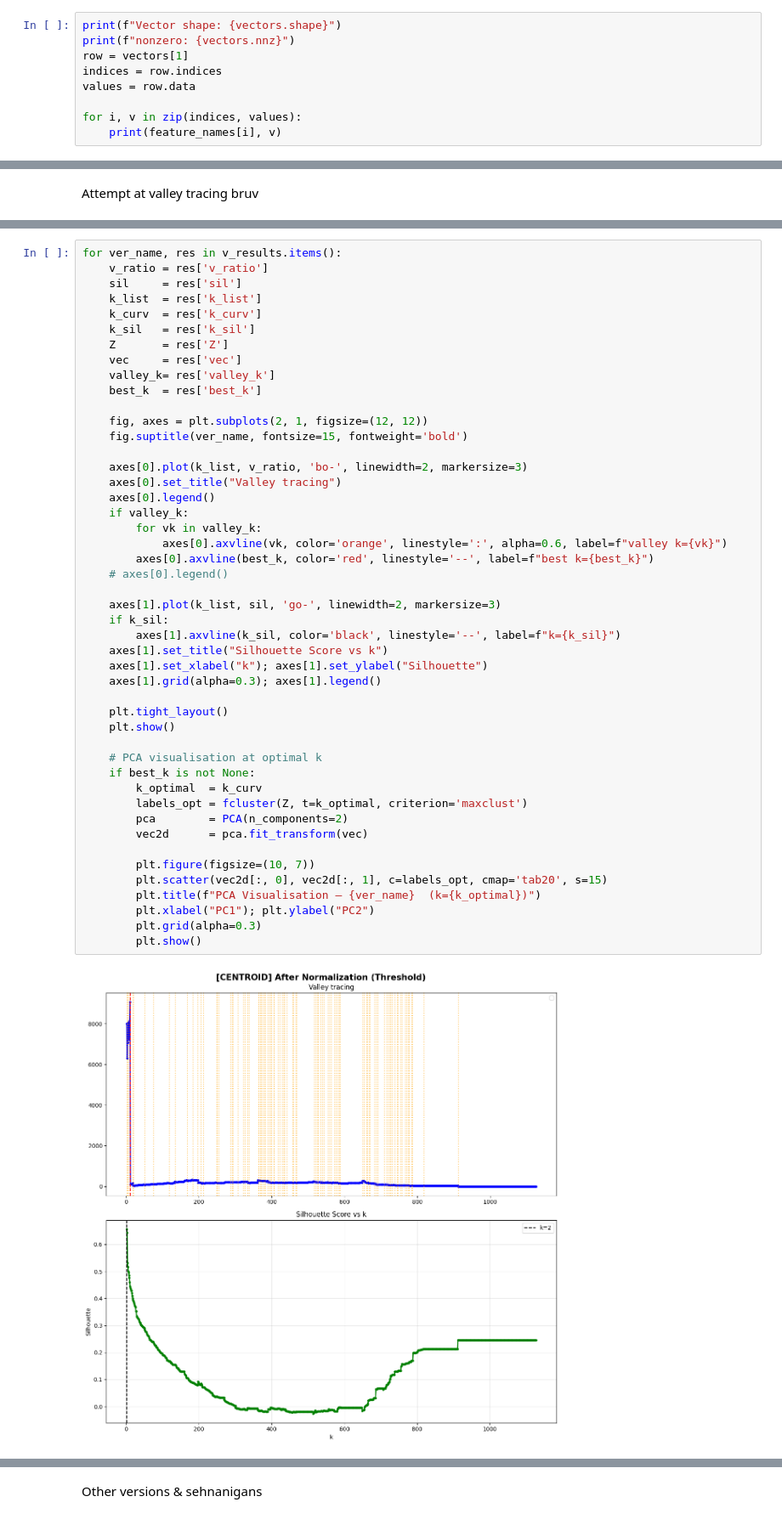
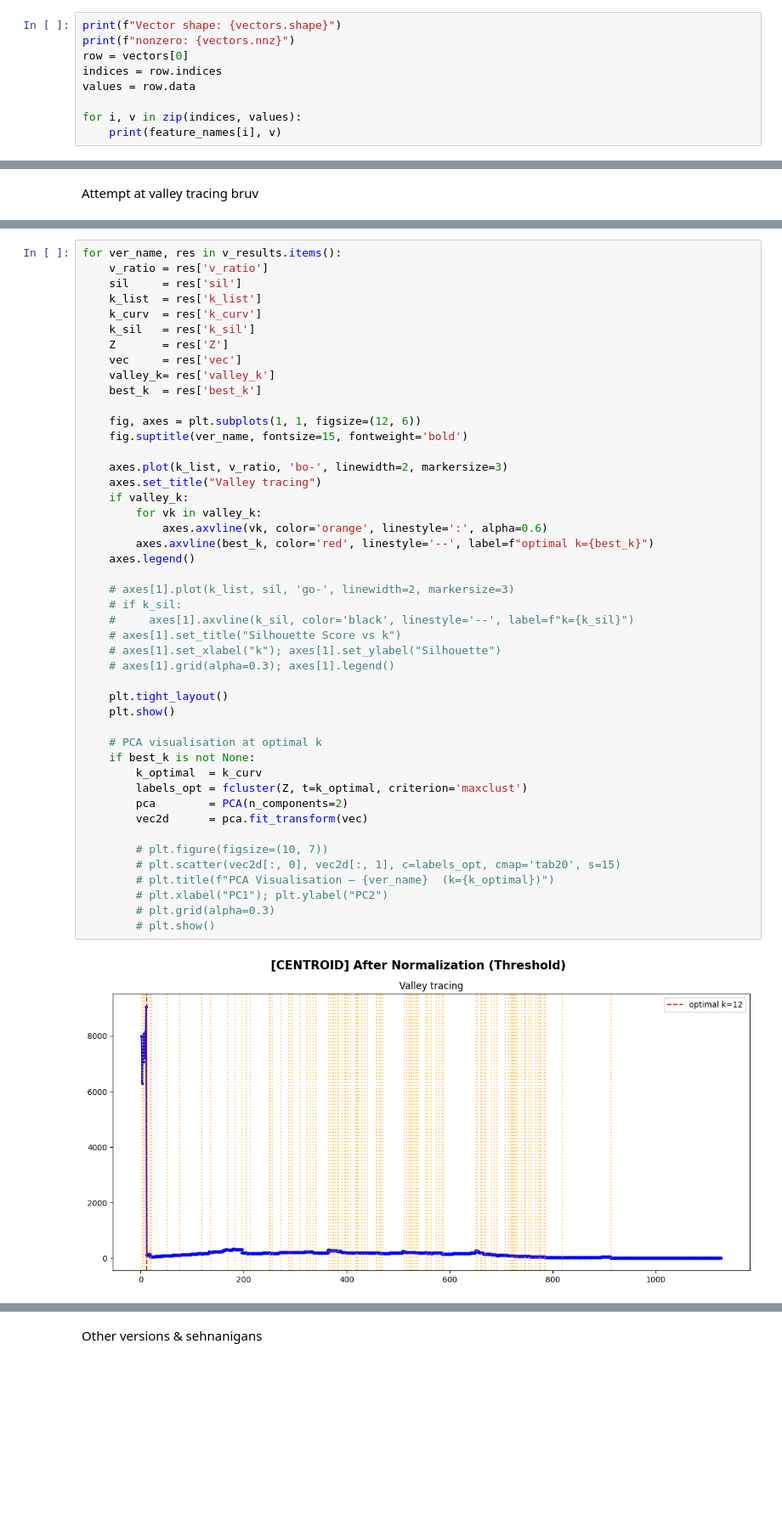
Before and after one commit to fatimahAMahros/pa_goes_brrr, a Jupyter notebook: preprocess_ts.ipynb, the cells around one changed output, grey strips where cells are left out. Shown at 85% size. Cells and saved outputs as stored; diff of their text form; blank space fills up the shorter version.

Commit message:
feat: valley-tracing & multi-method

```diff
--- a/preprocess_ts.ipynb
+++ b/preprocess_ts.ipynb
@@ -317,7 +309,7 @@ vectors_dense = vectors.toarray()
 # %%
 print(f"Vector shape: {vectors.shape}")
 print(f"nonzero: {vectors.nnz}")
-row = vectors[1]
+row = vectors[0]
 indices = row.indices
 values = row.data
 
@@ -667,49 +528,48 @@ KeyboardInterrupt:
 # %%
 for ver_name, res in v_results.items():
     v_ratio = res['v_ratio']
     sil     = res['sil']
     k_list  = res['k_list']
     k_curv  = res['k_curv']
     k_sil   = res['k_sil']
     Z       = res['Z']
     vec     = res['vec']
     valley_k= res['valley_k']
     best_k  = res['best_k']
 
-    fig, axes = plt.subplots(2, 1, figsize=(12, 12))
+    fig, axes = plt.subplots(1, 1, figsize=(12, 6))
     fig.suptitle(ver_name, fontsize=15, fontweight='bold')
 
-    axes[0].plot(k_list, v_ratio, 'bo-', linewidth=2, markersize=3)
-    axes[0].set_title("Valley tracing")
-    axes[0].legend()
+    axes.plot(k_list, v_ratio, 'bo-', linewidth=2, markersize=3)
+    axes.set_title("Valley tracing")
     if valley_k:
         for vk in valley_k:
-            axes[0].axvline(vk, color='orange', linestyle=':', alpha=0.6, label=f"valley k={vk}")
-        axes[0].axvline(best_k, color='red', linestyle='--', label=f"best k={best_k}")
-    # axes[0].legend()
+            axes.axvline(vk, color='orange', linestyle=':', alpha=0.6)
+        axes.axvline(best_k, color='red', linestyle='--', label=f"optimal k={best_k}")
+    axes.legend()
 
-    axes[1].plot(k_list, sil, 'go-', linewidth=2, markersize=3)
-    if k_sil:
-        axes[1].axvline(k_sil, color='black', linestyle='--', label=f"k={k_sil}")
-    axes[1].set_title("Silhouette Score vs k")
-    axes[1].set_xlabel("k"); axes[1].set_ylabel("Silhouette")
-    axes[1].grid(alpha=0.3); axes[1].legend()
+    # axes[1].plot(k_list, sil, 'go-', linewidth=2, markersize=3)
+    # if k_sil:
+    #     axes[1].axvline(k_sil, color='black', linestyle='--', label=f"k={k_sil}")
+    # axes[1].set_title("Silhouette Score vs k")
+    # axes[1].set_xlabel("k"); axes[1].set_ylabel("Silhouette")
+    # axes[1].grid(alpha=0.3); axes[1].legend()
 
     plt.tight_layout()
     plt.show()
 
     # PCA visualisation at optimal k
     if best_k is not None:
         k_optimal  = k_curv
         labels_opt = fcluster(Z, t=k_optimal, criterion='maxclust')
         pca        = PCA(n_components=2)
         vec2d      = pca.fit_transform(vec)
 
-        plt.figure(figsize=(10, 7))
-        plt.scatter(vec2d[:, 0], vec2d[:, 1], c=labels_opt, cmap='tab20', s=15)
-        plt.title(f"PCA Visualisation — {ver_name}  (k={k_optimal})")
-        plt.xlabel("PC1"); plt.ylabel("PC2")
-        plt.grid(alpha=0.3)
-        plt.show()
+        # plt.figure(figsize=(10, 7))
+        # plt.scatter(vec2d[:, 0], vec2d[:, 1], c=labels_opt, cmap='tab20', s=15)
+        # plt.title(f"PCA Visualisation — {ver_name}  (k={k_optimal})")
+        # plt.xlabel("PC1"); plt.ylabel("PC2")
+        # plt.grid(alpha=0.3)
+        # plt.show()
 # %% [output]
-[figure, old version]
+[figure, new version]
```
Also changed, not shown: parts of 19 cells of this notebook, 13 other files.
